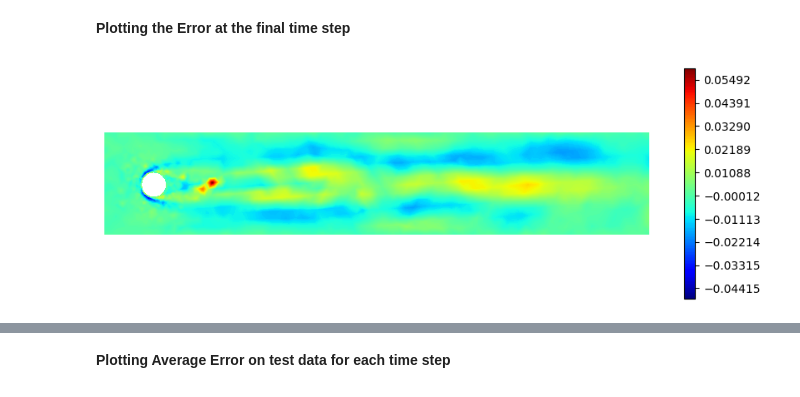
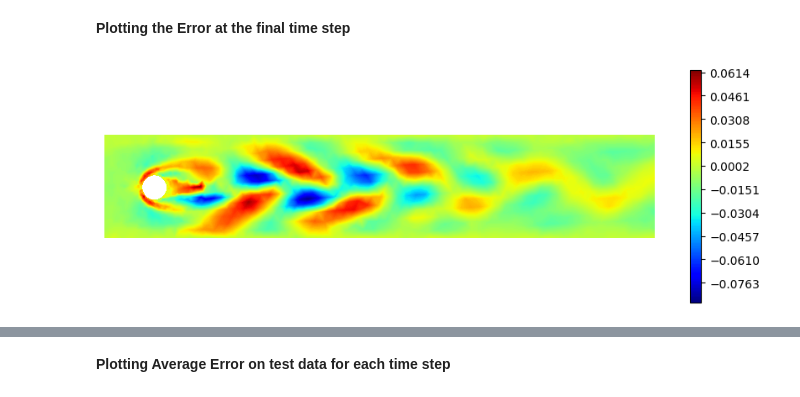
Before and after one commit to LuigiPagani/DL-ROM-for-Navier-Stokes, a Jupyter notebook: NAML_Project.ipynb, the cells around one changed output, grey strips where cells are left out. Cells and saved outputs as stored; diff of their text form; code cells hidden in the pictures.

```diff
--- a/NAML_Project.ipynb
+++ b/NAML_Project.ipynb
@@ -429,6 +521,6 @@ fe.multiplot((dlrom(mut))[[141*26+1,141*26+ 70, 141*26+140]], (1, 3), Vm)
 **Plotting the Error at the final time step**
 # %%
 import matplotlib.pyplot as plt
-fe.multiplot((dlrom(mut)-u)[[ 141*20+140]], (1,3),Vm, colorbar=True, shrink=0.3,size = 12)
+fe.multiplot((dlrom(mut)-u)[[ 141*26+140]], (1,3),Vm, colorbar=True, shrink=0.3,size = 12)
 # %% [output]
-[figure, old version]
+[figure, new version]
```
Also changed, not shown: parts of 20 cells of this notebook.
